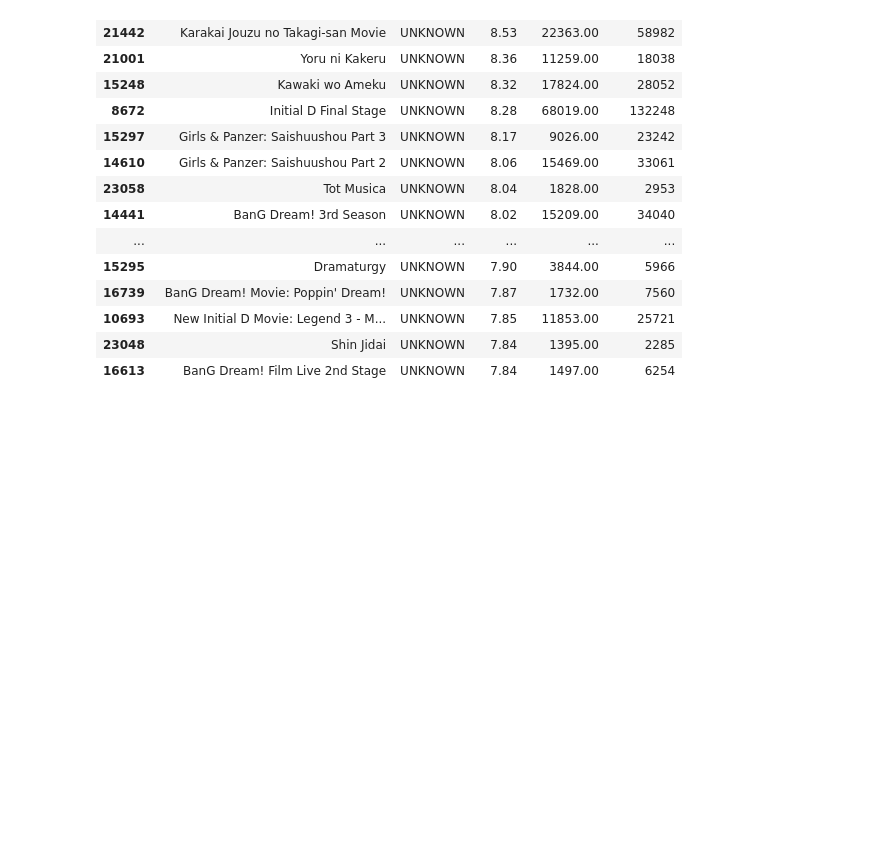
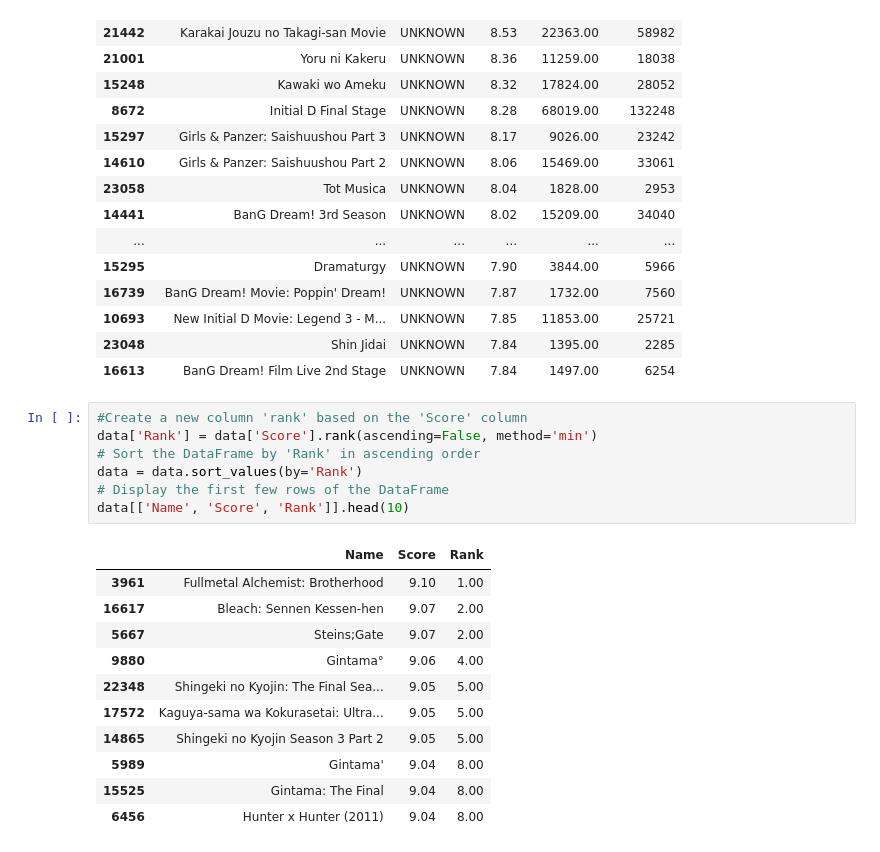
Before and after one commit to santiago20342/python-coruse, a Jupyter notebook: Projects/analysis/kira_anime.ipynb, the cells around one changed output. Saved outputs shown, nothing was run; the diff lists cells and outputs as text; blank space fills up the shorter version.

```diff
--- a/Projects/analysis/kira_anime.ipynb
+++ b/Projects/analysis/kira_anime.ipynb
@@ -256,3 +262,22 @@ unknown_anime.head(20)
 | 10693 | New Initial D Movie: Legend 3 - M... | UNKNOWN | 7.85 | 11853.00 | 25721 |
 | 23048 | Shin Jidai | UNKNOWN | 7.84 | 1395.00 | 2285 |
 | 16613 | BanG Dream! Film Live 2nd Stage | UNKNOWN | 7.84 | 1497.00 | 6254 |
+# %%
+#Create a new column 'rank' based on the 'Score' column
+data['Rank'] = data['Score'].rank(ascending=False, method='min')
+# Sort the DataFrame by 'Rank' in ascending order
+data = data.sort_values(by='Rank')
+# Display the first few rows of the DataFrame
+data[['Name', 'Score', 'Rank']].head(10)
+# %% [output]
+|  | Name | Score | Rank |
+| 3961 | Fullmetal Alchemist: Brotherhood | 9.10 | 1.00 |
+| 16617 | Bleach: Sennen Kessen-hen | 9.07 | 2.00 |
+| 5667 | Steins;Gate | 9.07 | 2.00 |
+| 9880 | Gintama° | 9.06 | 4.00 |
+| 22348 | Shingeki no Kyojin: The Final Sea... | 9.05 | 5.00 |
+| 17572 | Kaguya-sama wa Kokurasetai: Ultra... | 9.05 | 5.00 |
+| 14865 | Shingeki no Kyojin Season 3 Part 2 | 9.05 | 5.00 |
+| 5989 | Gintama' | 9.04 | 8.00 |
+| 15525 | Gintama: The Final | 9.04 | 8.00 |
+| 6456 | Hunter x Hunter (2011) | 9.04 | 8.00 |
```
Also changed, not shown: parts of 1 cell of this notebook, 2 other files.
